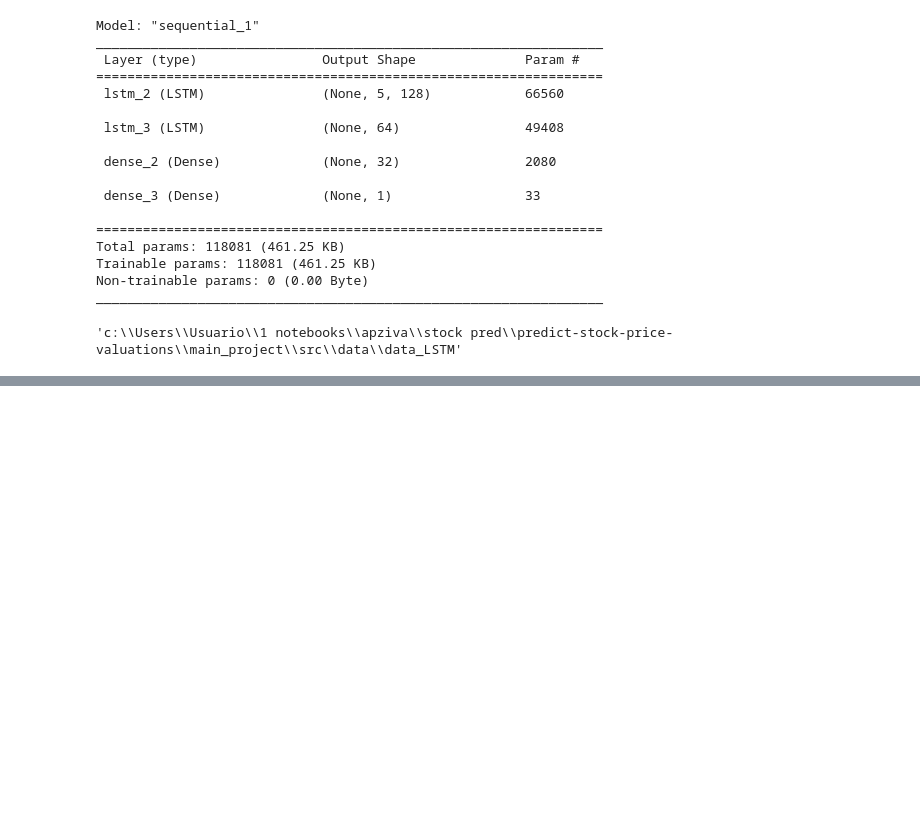
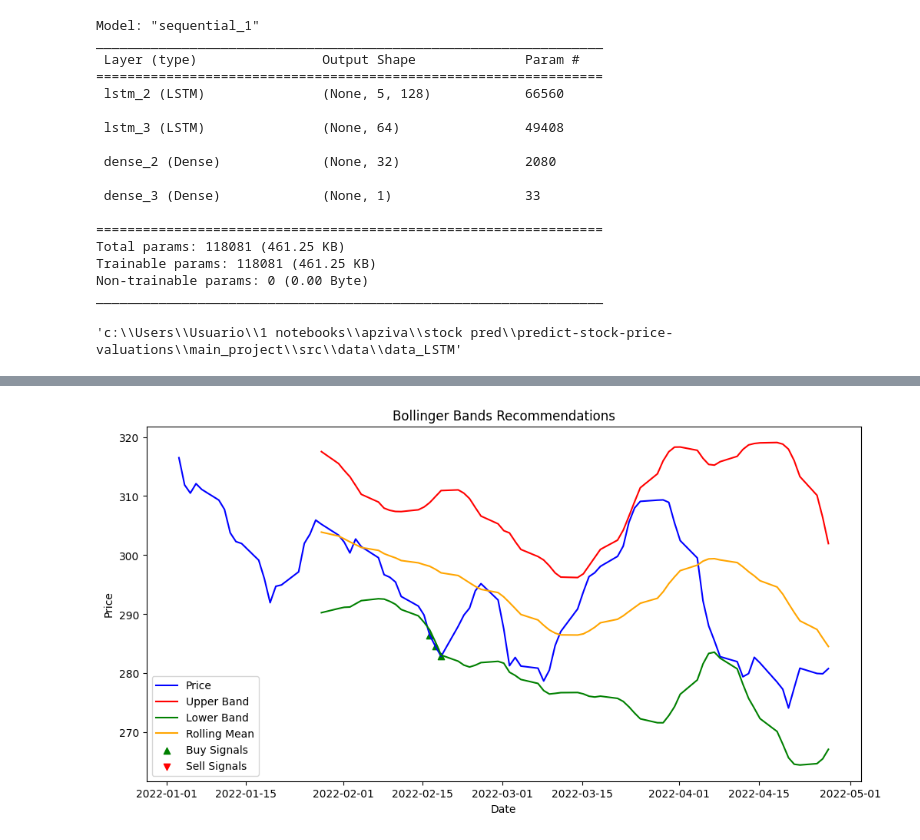
Before and after one commit to joaothomazlemos/forecast-stock-price-valuations, a Jupyter notebook: main_project/notebooks/stocks_recomendations.ipynb, the cells around one changed output, grey strips where cells are left out. Drawn from its saved outputs; the diff is of its cells as text; code cells hidden in the pictures; blank space fills up the shorter version.

Commit message:
data and predictions recomendations on boiling bands.

```diff
--- a/main_project/notebooks/stocks_recomendations.ipynb
+++ b/main_project/notebooks/stocks_recomendations.ipynb
@@ -91,0 +189,11 @@ test_results.iplot(title=' LSTM Test Predictions vs Actuals', xTitle='Date', yTi
+# %%
+#defining the boillinger bands fn
+
+def bollinger_bands(df, window=20, num_of_std=2):
+    rolling_mean = df.rolling(window=window).mean()
+    rolling_std = df.rolling(window=window).std()
+
+    upper_band = rolling_mean + (rolling_std*num_of_std)
+    lower_band = rolling_mean - (rolling_std*num_of_std)
+
+    return rolling_mean, upper_band, lower_band
@@ -91,0 +256,6 @@ test_results.iplot(title=' LSTM Test Predictions vs Actuals', xTitle='Date', yTi
+# %%
+#getting the rolling mean, upper and lower bands and plotting them
+
+rolling_mean, upper_band, lower_band = bollinger_bands(custom_df, window=20, num_of_std=2)
+
+plot_bollinger_bands(custom_train_df, test_df, rolling_mean, upper_band, lower_band)
@@ -91,0 +266,4 @@ test_results.iplot(title=' LSTM Test Predictions vs Actuals', xTitle='Date', yTi
+# %%
+final_df = pd.concat([custom_df, rolling_mean, upper_band, lower_band], axis=1)
+final_df.columns = ['Price', 'Rolling Mean', 'Upper Band', 'Lower Band']
+final_df
@@ -91,0 +284,21 @@ test_results.iplot(title=' LSTM Test Predictions vs Actuals', xTitle='Date', yTi
+# %%
+def plot_bollinger_bands(df, upper_band, lower_band, rolling_mean):
+    buy_signals = df[df['Price'] < df[lower_band]]
+    sell_signals = df[df['Price'] > df[upper_band]]
+
+    plt.figure(figsize=(12,6))
+    plt.plot(df['Price'], label='Price', color='blue')
+    plt.plot(df[upper_band], label=upper_band, color='red')
+    plt.plot(df[lower_band], label=lower_band, color='green')
+    plt.plot(df[rolling_mean], label=rolling_mean, color='orange')
+    plt.scatter(buy_signals.index, buy_signals['Price'], color='green', marker='^', alpha=1, label='Buy Signals')
+    plt.scatter(sell_signals.index, sell_signals['Price'], color='red', marker='v', alpha=1, label='Sell Signals')
+    plt.title('Bollinger Bands Recommendations')
+    plt.xlabel('Date')
+    plt.ylabel('Price')
+    plt.legend(loc='best')
+    plt.show()
+
+# Call the function with your DataFrame, column names for the upper and lower bands, and the rolling mean column name
+plot_bollinger_bands(final_df, 'Upper Band', 'Lower Band', 'Rolling Mean')
+# %% [output]
@@ -91,0 +306 @@ test_results.iplot(title=' LSTM Test Predictions vs Actuals', xTitle='Date', yTi
+[figure, added]
```
Also changed, not shown: parts of 12 cells of this notebook.
